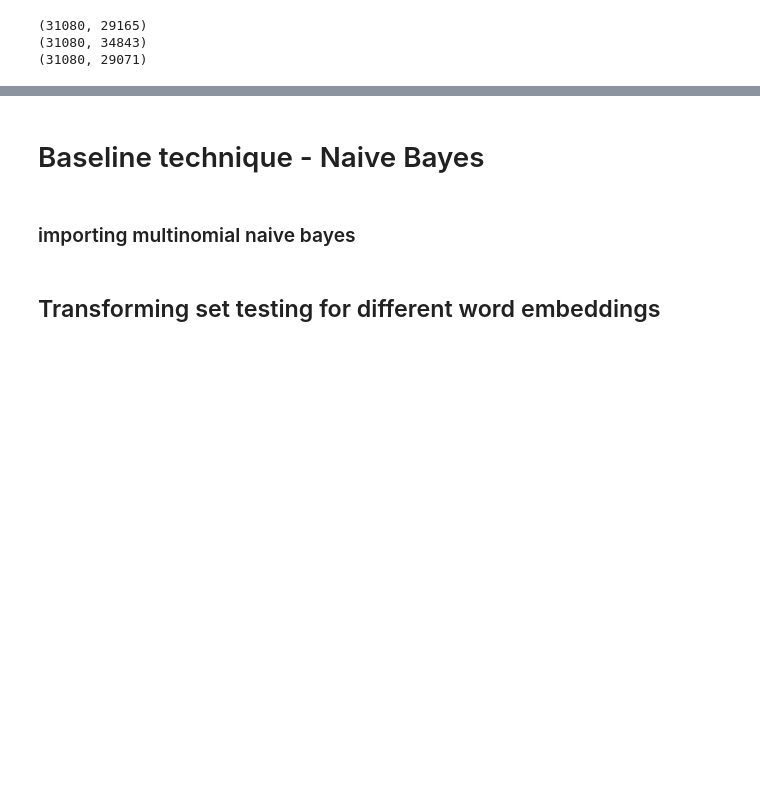
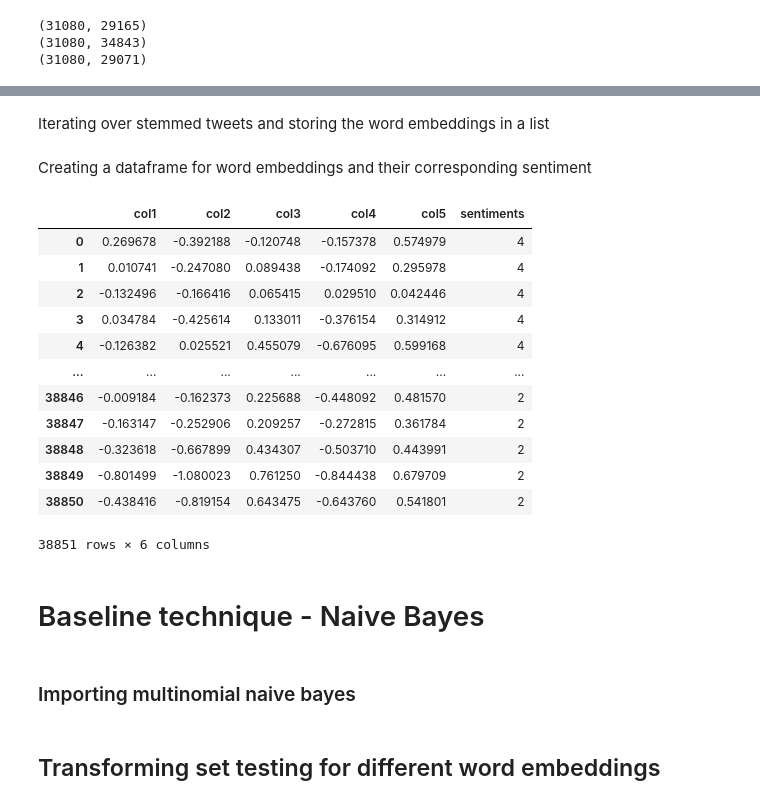
Before and after one commit to vishal19217/CyberBullying_Sentiment_Analysis, a Jupyter notebook: ML_Project_PreProcessing.ipynb, the cells around one changed output, grey strips where cells are left out. Cells and saved outputs as stored; diff of their text form; code cells hidden in the pictures; blank space fills up the shorter version.

Commit message:
Added glove embeddings, performance on Gaussian NB = 71%

```diff
--- a/ML_Project_PreProcessing.ipynb
+++ b/ML_Project_PreProcessing.ipynb
@@ -453,0 +470,8 @@ print(tf_cv3.shape);
+# %%
+size = len(basic_clean_df)
+tweet_text = []
+tweet_sentiment = []
+for key, value in basic_clean_df.iterrows():
+  tweet = value['Stemming'].split()
+  tweet_text.append(tweet)
+  tweet_sentiment.append(value['sentiment'])
@@ -453,0 +480,9 @@ print(tf_cv3.shape);
+# %%
+from glove import Corpus, Glove
+
+corpus = Corpus()  # Creating a corpus object that will generate the co-occurence matrix
+corpus.fit(tweet_text, window = 10)  # Training the corpus to generate the co-occurence matrix that will be used by GloVe
+glove = Glove(no_components=5, learning_rate=0.05)  # Creating a glove object that will use the matrix created above to create embeddings
+glove.fit(corpus.matrix, epochs=30, no_threads=4, verbose=True)  # Training glove to create embeddings
+glove.add_dictionary(corpus.dictionary)  # Adding corpus dictionary to glove dictionary
+glove.save('glove.model')  # Saving the model
@@ -454,7 +507,38 @@ print(tf_cv3.shape);
+# %% [markdown]
+Iterating over stemmed tweets and storing the word embeddings in a list
+# %%
+word_embeddings = []
+for key, value in basic_clean_df.iterrows():
+  words = value['Stemming'].split()
+  embedding = np.zeros(5)
+  for j in range(len(words)):  # Iterating over all words in the tweet to calculate mean of GloVe embedding
+    embedding += np.array(glove.word_vectors[glove.dictionary[words[j]]])
+  embedding = embedding/len(words)
+  word_embeddings.append(embedding)
+# %% [markdown]
+Creating a dataframe for word embeddings and their corresponding sentiment
+# %%
+embeddings_df = pd.DataFrame(word_embeddings, columns = ['col1', 'col2', 'col3', 'col4', 'col5'])
+embeddings_df['sentiments'] = tweet_sentiment
+embeddings_df
+# %% [output]
+|  | col1 | col2 | col3 | col4 | col5 | sentiments |
+| 0 | 0.269678 | -0.392188 | -0.120748 | -0.157378 | 0.574979 | 4 |
+| 1 | 0.010741 | -0.247080 | 0.089438 | -0.174092 | 0.295978 | 4 |
+| 2 | -0.132496 | -0.166416 | 0.065415 | 0.029510 | 0.042446 | 4 |
+| 3 | 0.034784 | -0.425614 | 0.133011 | -0.376154 | 0.314912 | 4 |
+| 4 | -0.126382 | 0.025521 | 0.455079 | -0.676095 | 0.599168 | 4 |
+| ... | ... | ... | ... | ... | ... | ... |
+| 38846 | -0.009184 | -0.162373 | 0.225688 | -0.448092 | 0.481570 | 2 |
+| 38847 | -0.163147 | -0.252906 | 0.209257 | -0.272815 | 0.361784 | 2 |
+| 38848 | -0.323618 | -0.667899 | 0.434307 | -0.503710 | 0.443991 | 2 |
+| 38849 | -0.801499 | -1.080023 | 0.761250 | -0.844438 | 0.679709 | 2 |
+| 38850 | -0.438416 | -0.819154 | 0.643475 | -0.643760 | 0.541801 | 2 |
+38851 rows × 6 columns
 # %% [markdown]
 # Baseline technique - Naive Bayes
 # %% [markdown]
-### importing multinomial naive bayes
+### Importing multinomial naive bayes
 # %%
 from sklearn.naive_bayes import MultinomialNB
 # %% [markdown]
```
Also changed, not shown: parts of 32 cells of this notebook.
